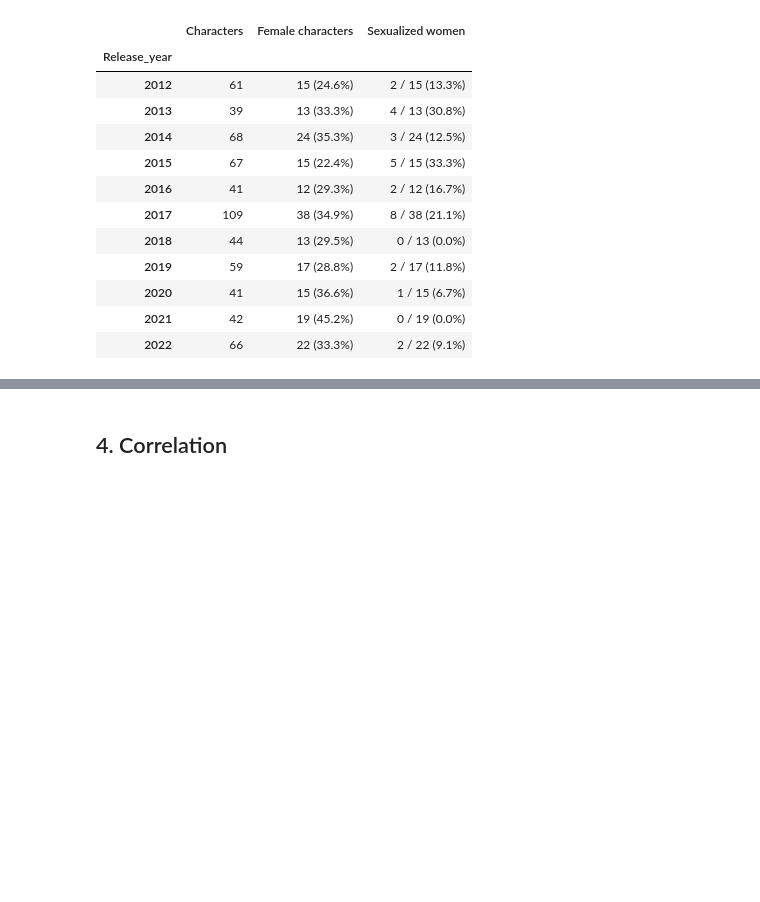
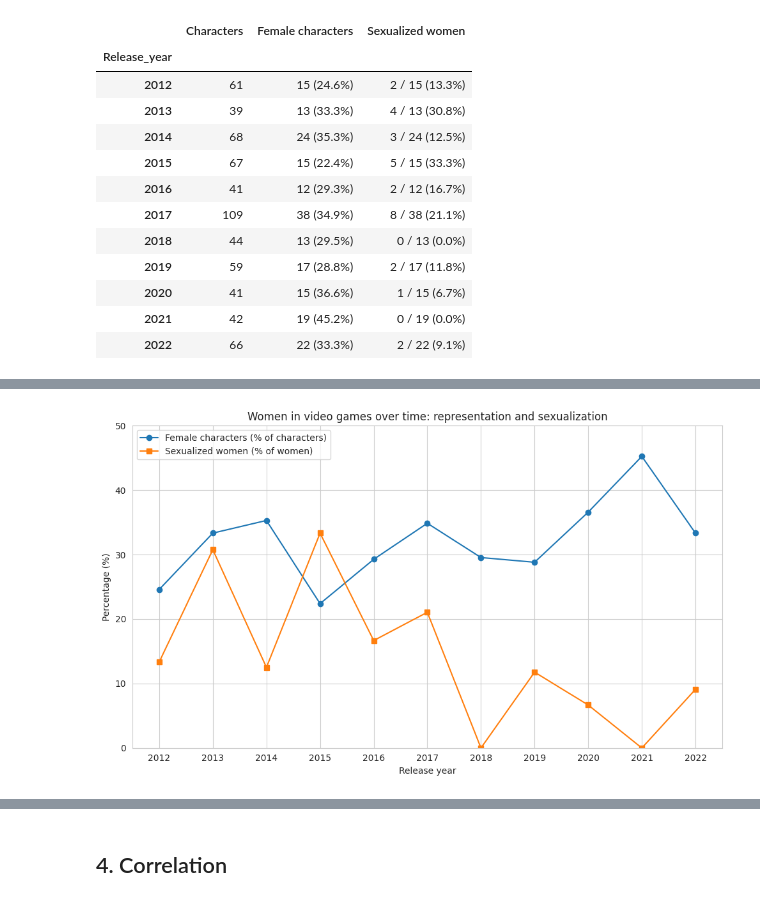
Before and after one commit to IA-P1-BCN/EDA_Manon, a Jupyter notebook: Gender Representation in Video Games.ipynb, the cells around one changed output, grey strips where cells are left out. Saved outputs shown, nothing was run; the diff lists cells and outputs as text; code cells hidden in the pictures; blank space fills up the shorter version.

```diff
--- a/Gender Representation in Video Games.ipynb
+++ b/Gender Representation in Video Games.ipynb
@@ -894,0 +901,10 @@ Missing: 0
+# %%
+games = tables["games"].copy()
+
+region_map = {"USA": "USA", "JPN": "Japan", "CAN": "Canada"}
+games["Region"] = games["Country"].map(region_map).fillna("Rest of world")   # Europe + Australia
+tables["games"] = games
+
+print("Missing:", games["Region"].isna().sum())
+display(Markdown("**Number of games per Region**"))
+display(games["Region"].value_counts().to_frame("Games"))
@@ -1637,23 +1678,17 @@ display(summary_time)
 | 2021 | 42 | 19 (45.2%) | 0 / 19 (0.0%) |
 | 2022 | 66 | 22 (33.3%) | 2 / 22 (9.1%) |
 # %%
-trend = women_over_time.reset_index().rename(columns={"Release_year": "Year"})
-trend_plot = pd.concat([
-    pd.DataFrame({"Year": trend["Year"], "Measure": "Female characters (% of characters)",
-                  "Percent": trend["Pct_female_characters"].round(1),
-                  "Count": trend["Women"], "Base": trend["Characters"]}),
-    pd.DataFrame({"Year": trend["Year"], "Measure": "Sexualized women (% of women)",
-                  "Percent": trend["Pct_women_sexualized"].round(1),
-                  "Count": trend["Women_sexualized"], "Base": trend["Women"]}),
-])
-
-fig = px.line(trend_plot, x="Year", y="Percent", color="Measure", markers=True,
-              custom_data=["Count", "Base"],
-              title="Women in video games over time: representation and sexualization",
-              labels={"Percent": "Percentage (%)", "Year": "Release year"})
-fig.update_traces(hovertemplate="<b>%{x}</b><br>%{y:.1f}%  (%{customdata[0]} of %{customdata[1]})<extra>%{fullData.name}</extra>")
-fig.update_xaxes(dtick=1)
-fig.update_yaxes(range=[0, 50])
-fig.update_layout(hovermode="x unified")
-fig.show()
+fig, ax = plt.subplots(figsize=(10, 6))
+ax.plot(women_over_time.index, women_over_time["Pct_female_characters"], marker="o",
+        label="Female characters (% of characters)")
+ax.plot(women_over_time.index, women_over_time["Pct_women_sexualized"], marker="s",
+        label="Sexualized women (% of women)")
+ax.set_title("Women in video games over time: representation and sexualization")
+ax.set_xlabel("Release year")
+ax.set_ylabel("Percentage (%)")
+ax.set_xticks(women_over_time.index)
+ax.set_ylim(0, 50)
+ax.legend()
+plt.tight_layout()
+plt.show()
 # %% [output]
@@ -1660,0 +1695 @@ fig.show()
+[figure, added]
```
Also changed, not shown: parts of 18 cells of this notebook.
